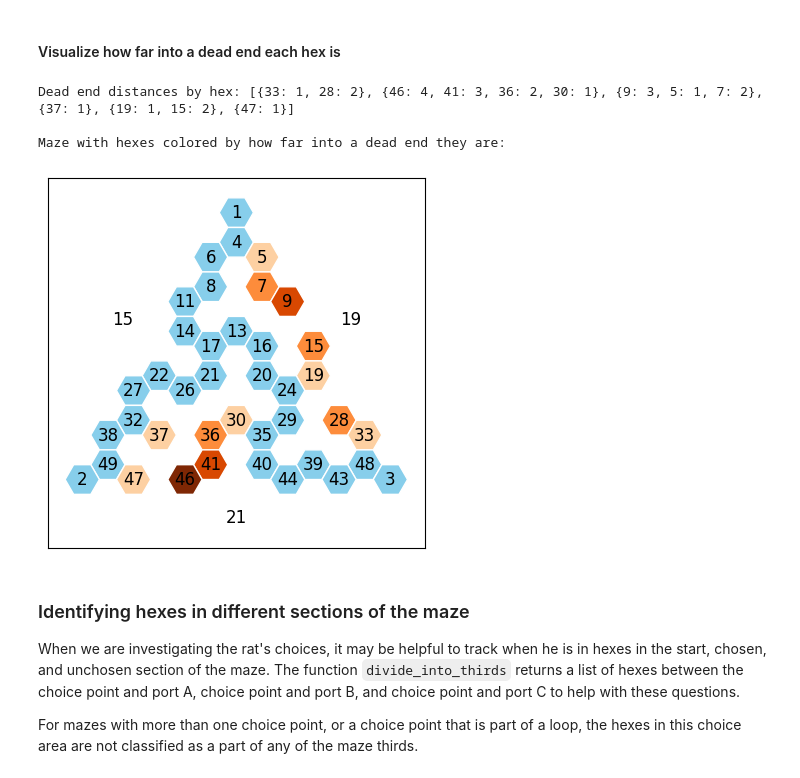
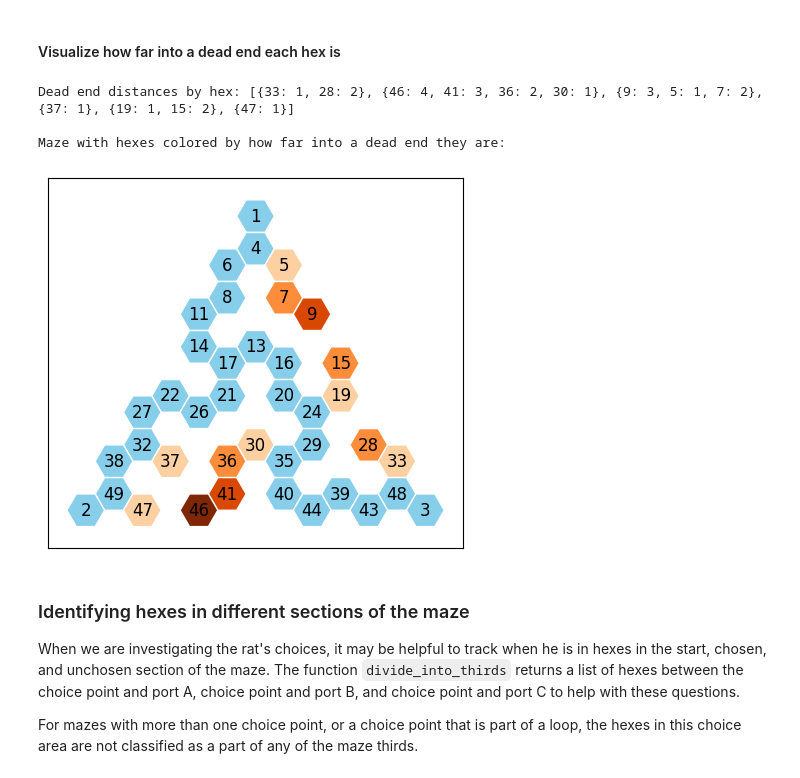
Before and after one commit to calderast/Hex-maze, a Jupyter notebook: Tutorials/10_Hex_Maze_Functions.ipynb, the cells around one changed output. Drawn from its saved outputs; the diff is of its cells as text; code cells hidden in the pictures.

```diff
--- a/Tutorials/10_Hex_Maze_Functions.ipynb
+++ b/Tutorials/10_Hex_Maze_Functions.ipynb
@@ -391,30 +391,30 @@ Dead end hexes: {33, 36, 41, 46, 47, 22, 23}
 # %%
 from src.hexmaze import plot_hex_maze, get_dead_ends
 
 maze_with_dead_ends = {34, 10, 42, 12, 45, 18, 23, 25, 31}
 
 # For each dead end, get a dictionary where the keys are hexes in that dead end path
 # and the values are how far into the dead end each hex is.
 dead_end_hex_distances_list = get_dead_ends(maze_with_dead_ends)
 print(f"Dead end distances by hex: {dead_end_hex_distances_list}\n")
 
 # Go from list of dicts (where each dead end is a separate entry) to one combined
 # dictionary of hex: distance into dead end
 dead_end_hex_distances = {hex: dist for dead_end in dead_end_hex_distances_list for hex, dist in dead_end.items()}
 
 # Plot maze with dead end hexes colored by dead end distance
 print("Maze with hexes colored by how far into a dead end they are:")
 plot_hex_maze(maze_with_dead_ends,
               color_by=dead_end_hex_distances,
               colormap='Oranges',
               vmin=0,
               show_barriers=False,
-              show_choice_points=False)
+              )
 # %% [output]
 Dead end distances by hex: [{33: 1, 28: 2}, {46: 4, 41: 3, 36: 2, 30: 1}, {9: 3, 5: 1, 7: 2}, {37: 1}, {19: 1, 15: 2}, {47: 1}]
 
 Maze with hexes colored by how far into a dead end they are:
-[figure, old version]
+[figure, new version]
 # %% [markdown]
 ### Identifying hexes in different sections of the maze
 
```
Also changed, not shown: parts of 7 cells of this notebook, 9 other files.
